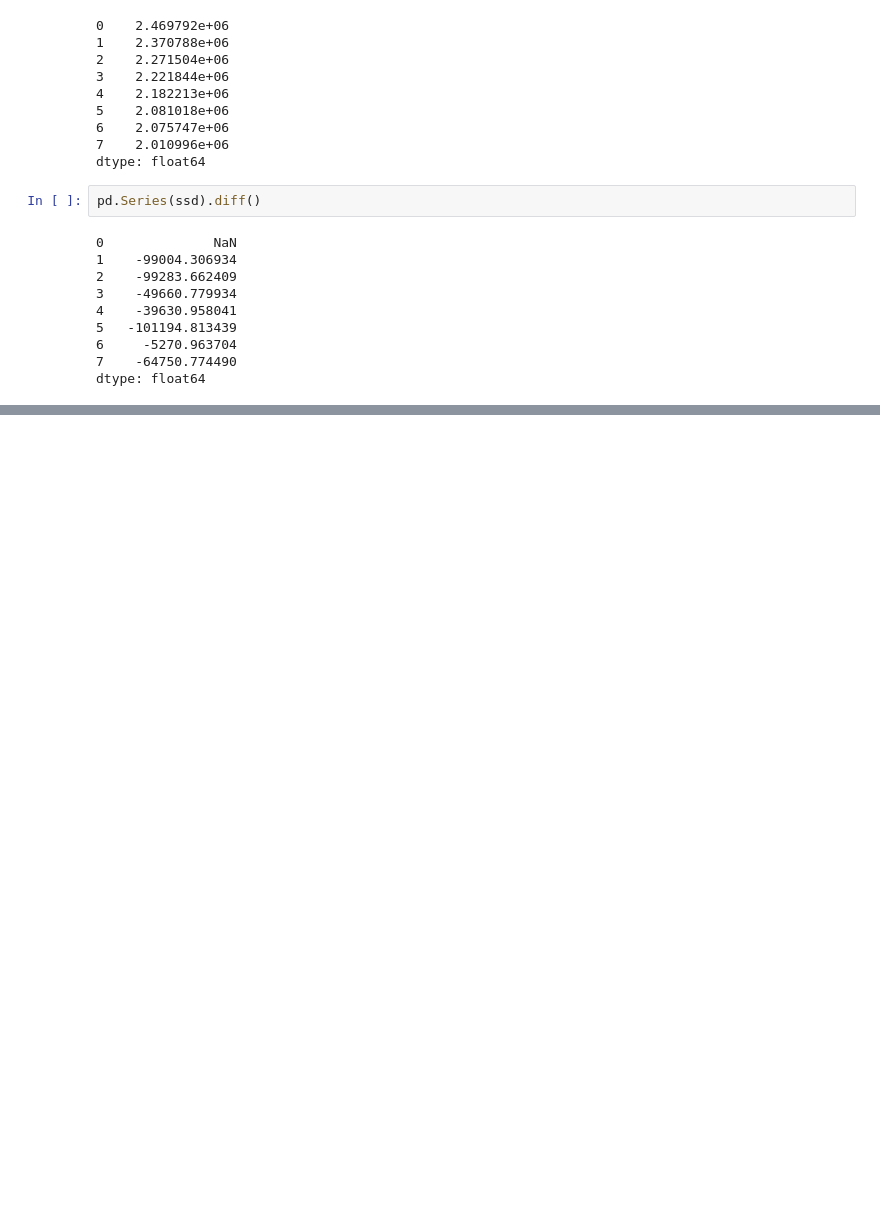
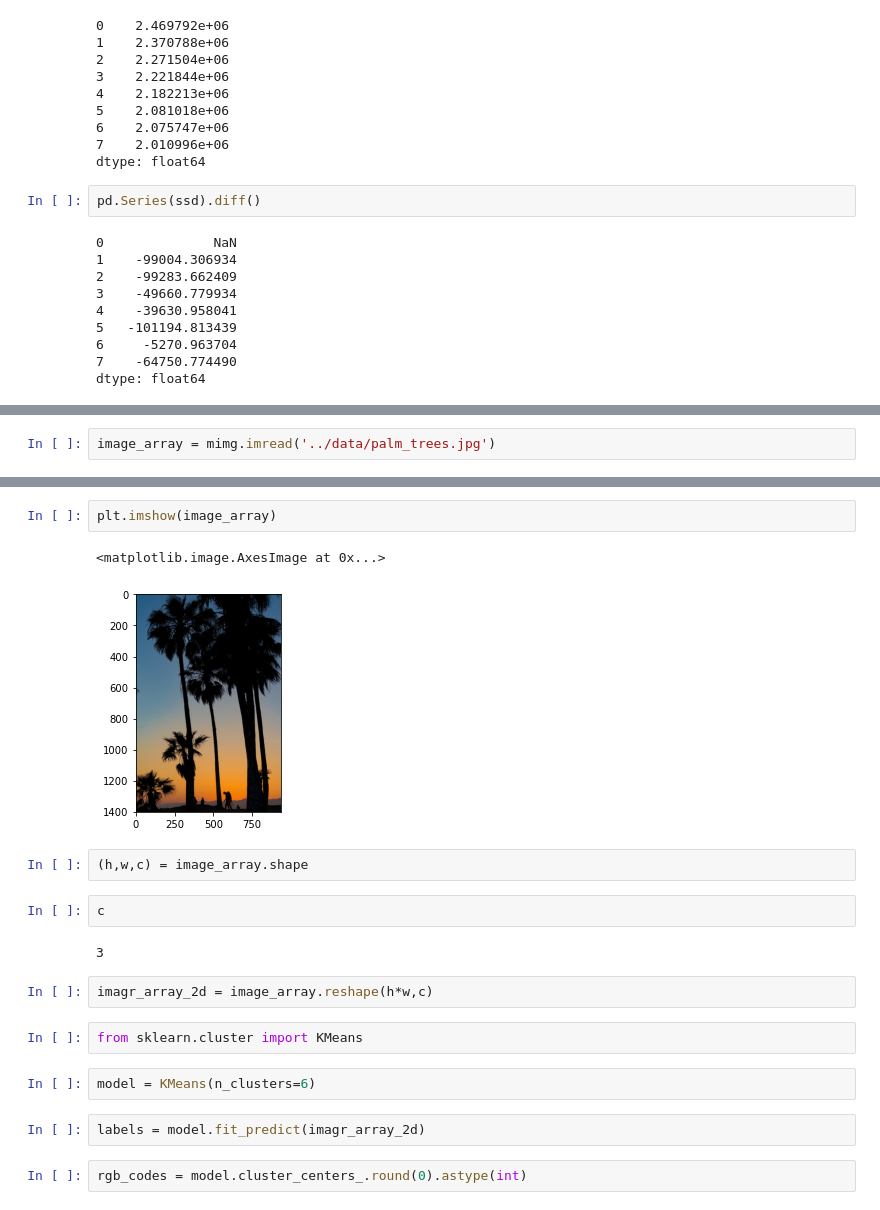
Before and after one commit to pawel9009/ML, a Jupyter notebook: notebooks/Clustering.ipynb, the cells around one changed output, grey strips where cells are left out. Cells and saved outputs as stored; diff of their text form; blank space fills up the shorter version.

```diff
--- a/notebooks/Clustering.ipynb
+++ b/notebooks/Clustering.ipynb
@@ -162,0 +169,2 @@ dtype: float64
+# %%
+image_array = mimg.imread('../data/palm_trees.jpg')
@@ -162,0 +191,21 @@ dtype: float64
+# %%
+plt.imshow(image_array)
+# %% [output]
+<matplotlib.image.AxesImage at 0x...>
+[figure, added]
+# %%
+(h,w,c) = image_array.shape
+# %%
+c
+# %% [output]
+3
+# %%
+imagr_array_2d = image_array.reshape(h*w,c)
+# %%
+from sklearn.cluster import KMeans
+# %%
+model = KMeans(n_clusters=6)
+# %%
+labels = model.fit_predict(imagr_array_2d)
+# %%
+rgb_codes = model.cluster_centers_.round(0).astype(int)
```
Also changed, not shown: parts of 8 cells of this notebook.
